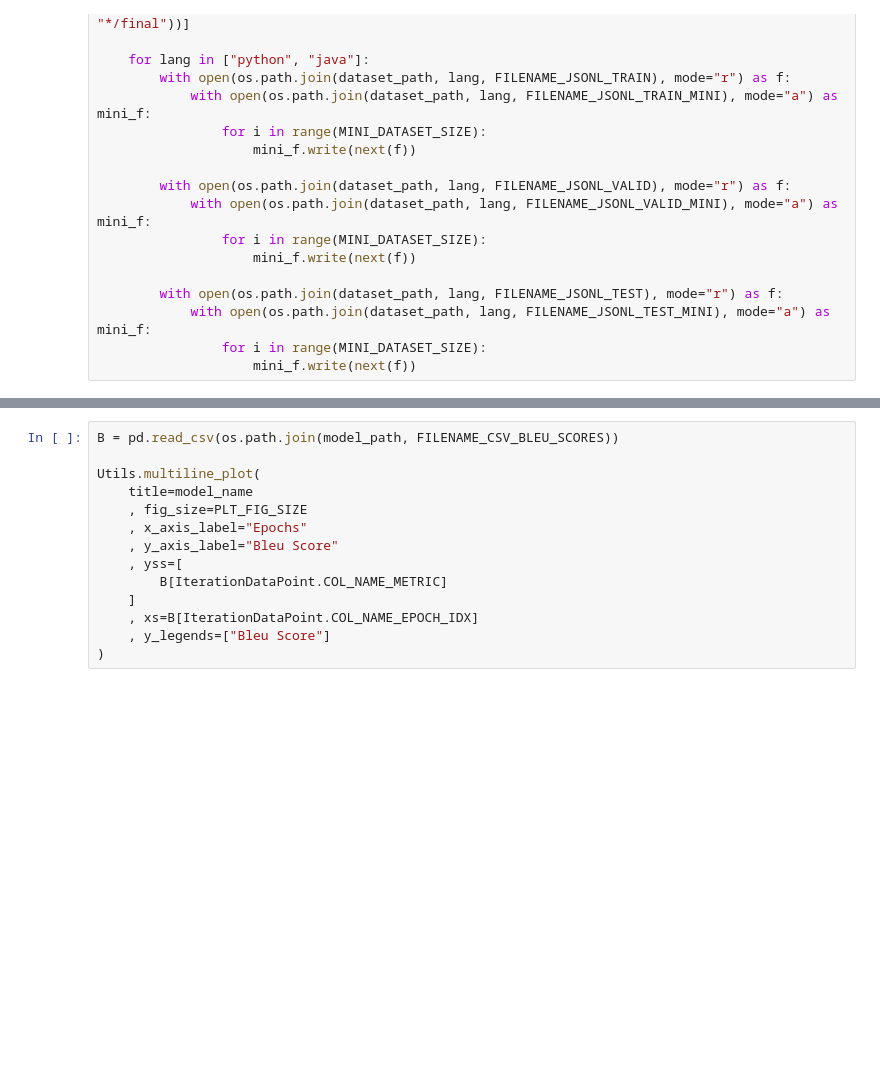
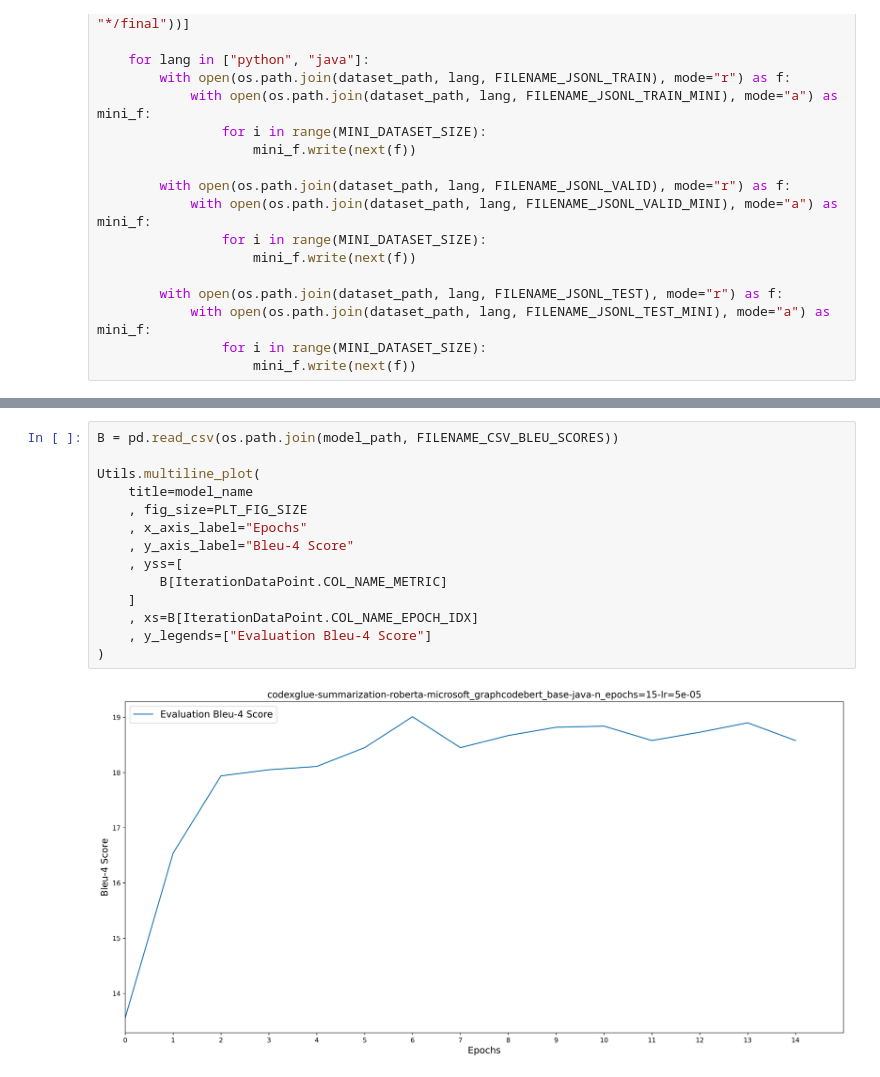
Before and after one commit to thekaveh/CS5814-project, a Jupyter notebook: codexglue-summarization-roberta-graphcodebert-java/notebook.ipynb, the cells around one changed output, grey strips where cells are left out. Cells and saved outputs as stored; diff of their text form; blank space fills up the shorter version.

```diff
--- a/codexglue-summarization-roberta-graphcodebert-java/notebook.ipynb
+++ b/codexglue-summarization-roberta-graphcodebert-java/notebook.ipynb
@@ -226,17 +252,19 @@ Utils.multiline_plot(
 # %%
 B = pd.read_csv(os.path.join(model_path, FILENAME_CSV_BLEU_SCORES))
 
 Utils.multiline_plot(
     title=model_name
     , fig_size=PLT_FIG_SIZE
     , x_axis_label="Epochs"
-    , y_axis_label="Bleu Score"
+    , y_axis_label="Bleu-4 Score"
     , yss=[
         B[IterationDataPoint.COL_NAME_METRIC]
     ]
     , xs=B[IterationDataPoint.COL_NAME_EPOCH_IDX]
-    , y_legends=["Bleu Score"]
+    , y_legends=["Evaluation Bleu-4 Score"]
 )
+# %% [output]
+[figure, added]
 # %%
 subprocess.check_call(
     [
```
Also changed, not shown: parts of 10 cells of this notebook, 10 other files.
